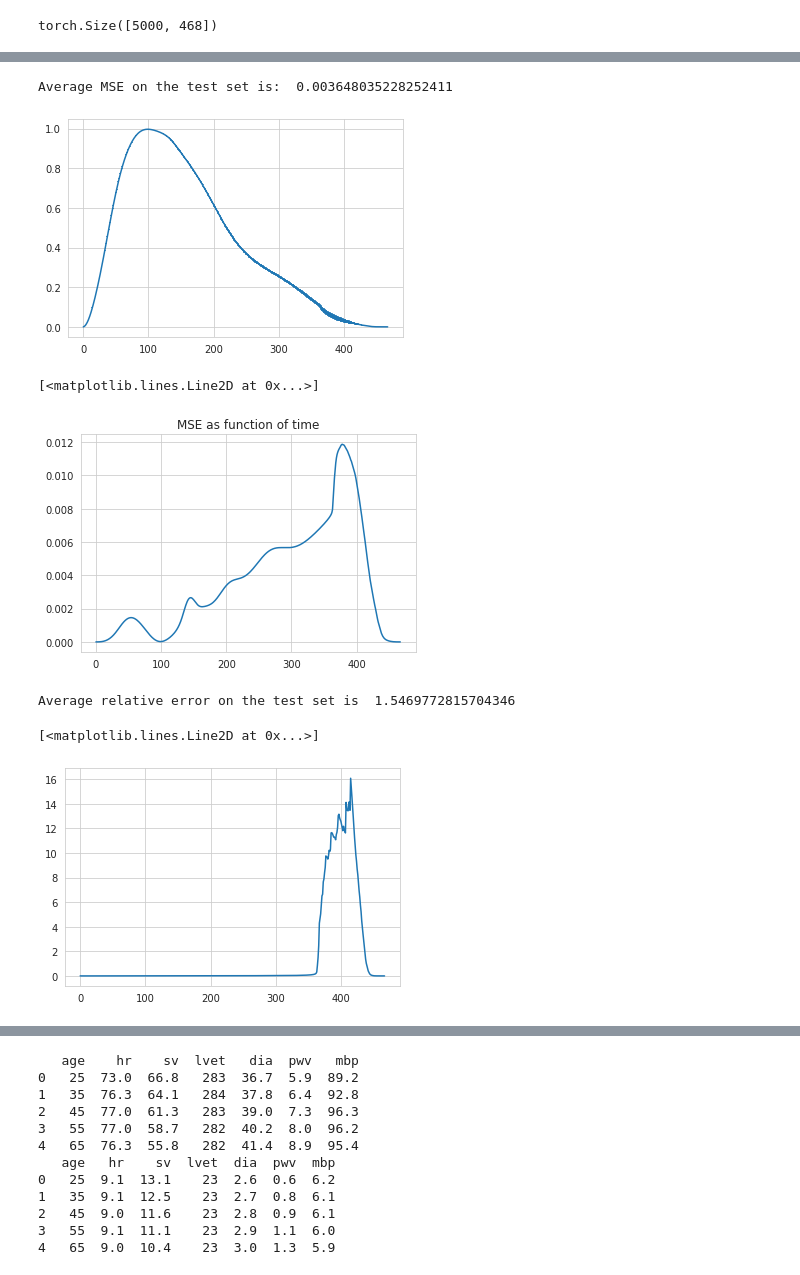
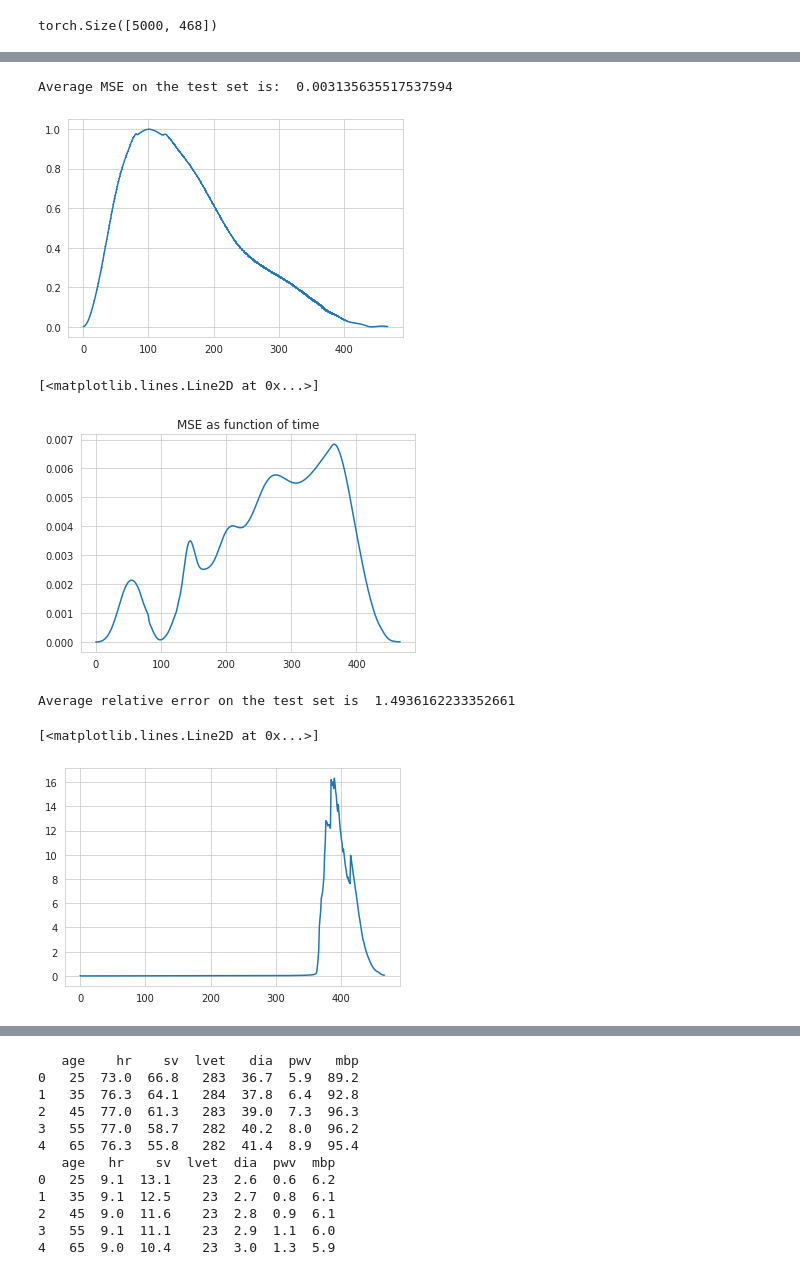
Before and after one commit to maffos/Diffusion-Modelling-for-inverse-problems, a Jupyter notebook: tutorials/inspect_models.ipynb, the cells around one changed output, grey strips where cells are left out. Drawn from its saved outputs; the diff is of its cells as text; code cells hidden in the pictures.

```diff
--- a/tutorials/inspect_models.ipynb
+++ b/tutorials/inspect_models.ipynb
@@ -19,14 +19,14 @@ random_state = 7
 train_size = .8
 filename = '../data/uniform_age_25/npz/AbdAorta_PPG.npz'
 # %%
-model_path = '../models/surrogate/MLP/MSE_MRE'
-chkpnt_best = torch.load(os.path.join(model_path, 'best_model.pt'))
+model_path = '../models/surrogate/MLP/MSE_FFTmse/modes0-10/'
+#chkpnt_best = torch.load(os.path.join(model_path, 'best_model.pt'))
 chkpnt_current = torch.load(os.path.join(model_path, 'current_model.pt'))
-best_model = MLP(*model_params)
+#best_model = MLP(*model_params)
 current_model = MLP(*model_params)
-best_model.eval()
+#best_model.eval()
 current_model.eval()
-best_model.load_state_dict(chkpnt_best['model_state_dict'])
+#best_model.load_state_dict(chkpnt_best['model_state_dict'])
 current_model.load_state_dict(chkpnt_current['model_state_dict'])
 # %% [output]
 <All keys matched successfully>
@@ -77,19 +77,19 @@ plt.show()
 plt.title('MSE as function of time')
 plt.plot(timepoints, mse)
 # %% [output]
-Average MSE on the test set is:  0.003648035228252411
+Average MSE on the test set is:  0.003135635517537594
 [figure]
 [<matplotlib.lines.Line2D at 0x...>]
-[figure, old version]
+[figure, new version]
 # %%
 #plot the relative error
-rel_err_dim0 = torch.mean((y_test-y_predict)**2/(y_test+1e-6), dim = 0)
+rel_err_dim0 = torch.mean((y_test-y_predict)**2/(y_test+1e-8), dim = 0)
 print('Average relative error on the test set is ', rel_err_dim0.mean().item())
 plt.plot(timepoints, rel_err_dim0)
 # %% [output]
-Average relative error on the test set is  1.5469772815704346
+Average relative error on the test set is  1.4936162233352661
 [<matplotlib.lines.Line2D at 0x...>]
-[figure, old version]
+[figure, new version]
 # %%
 #plot the top10 datapoints with worst relative error
 rel_err_dim1 = torch.mean((y_test-y_predict)**2/y_test, dim = 1)
```
Also changed, not shown: parts of 5 cells of this notebook, 5 other files.
